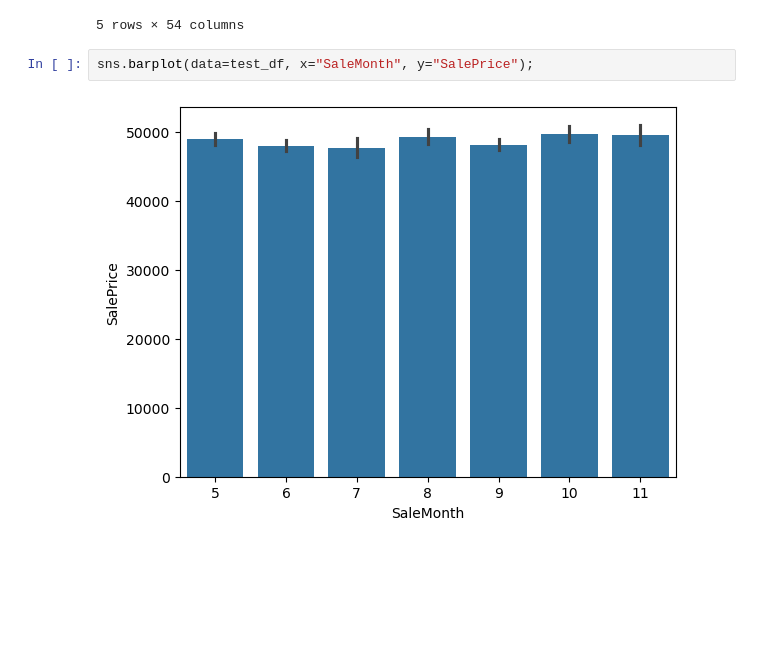
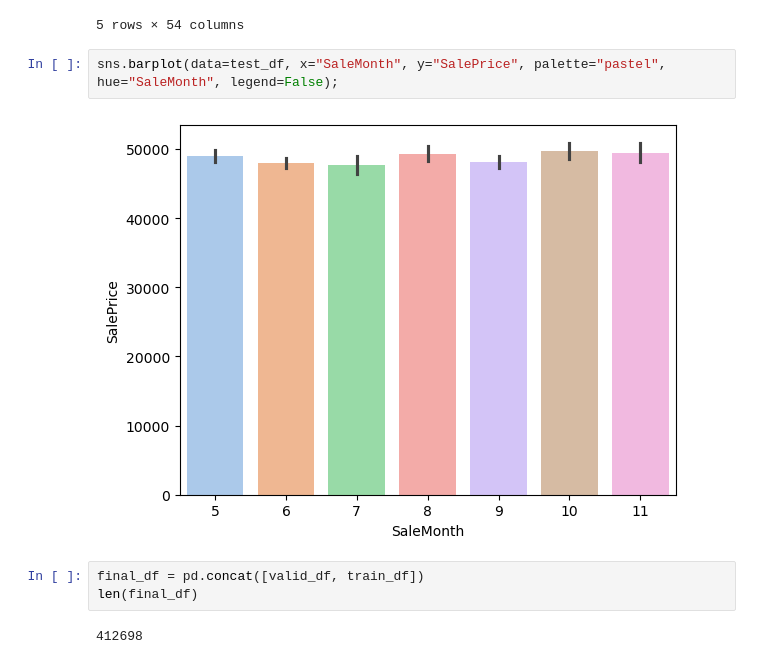
Before and after one commit to msnkr/bulldozer_bluebook, a Jupyter notebook: Untitled2.ipynb, the cells around one changed output. Drawn from its saved outputs; the diff is of its cells as text; blank space fills up the shorter version.

```diff
--- a/Untitled2.ipynb
+++ b/Untitled2.ipynb
@@ -134,6 +134,11 @@ test_df.head()
 | 1594 | 4362801 | 2300591 | 16490 | 172 | 1 | 2006 | False | 1 | ... |
 5 rows × 54 columns
 # %%
-sns.barplot(data=test_df, x="SaleMonth", y="SalePrice");
+sns.barplot(data=test_df, x="SaleMonth", y="SalePrice", palette="pastel", hue="SaleMonth", legend=False);
 # %% [output]
-[figure, old version]
+[figure, new version]
+# %%
+final_df = pd.concat([valid_df, train_df])
+len(final_df)
+# %% [output]
+412698
```
Also changed, not shown: parts of 3 cells of this notebook.
